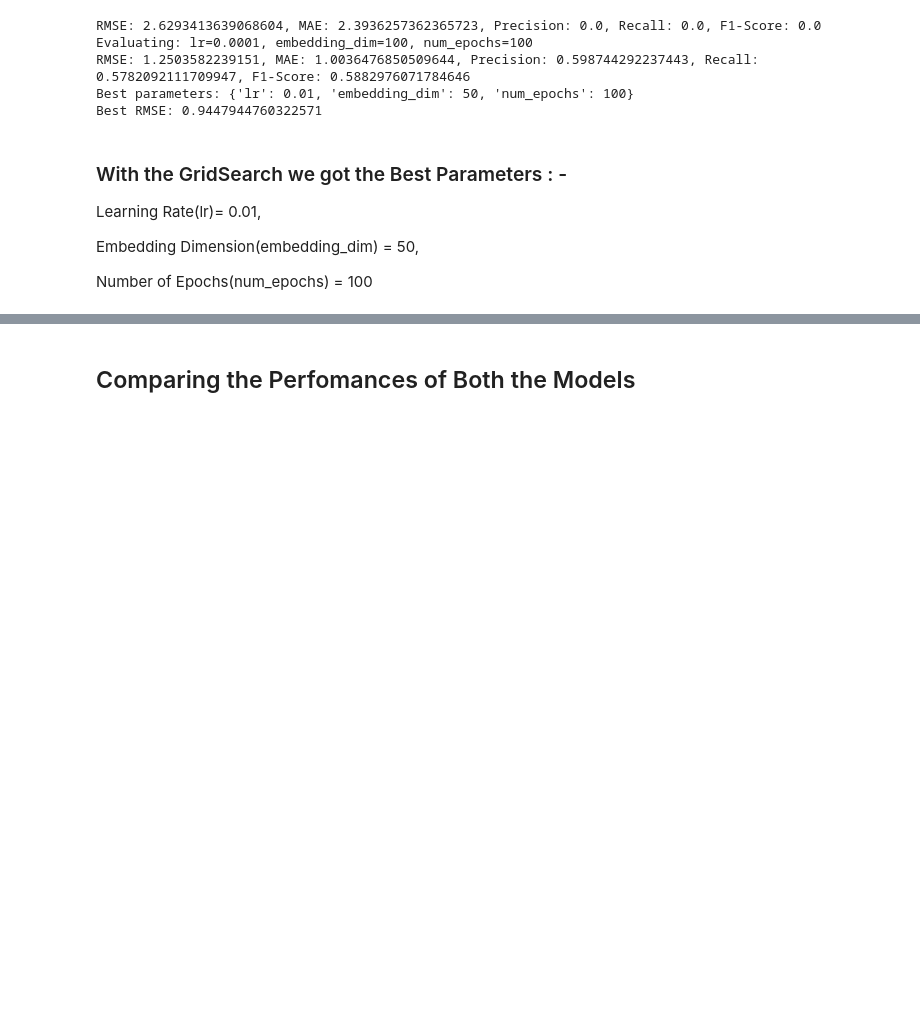
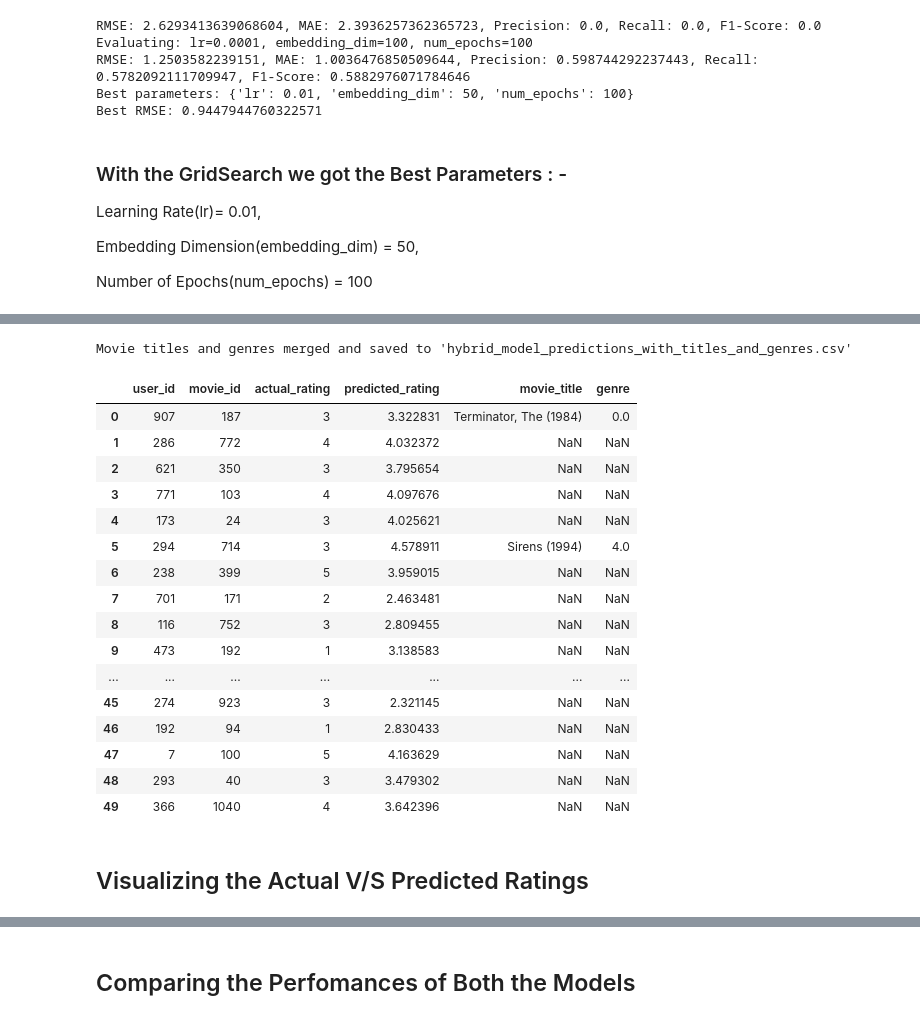
Before and after one commit to Salman-Khan-Mohammed/Final-Project, a Jupyter notebook: Code_file.ipynb, the cells around one changed output, grey strips where cells are left out. Saved outputs shown, nothing was run; the diff lists cells and outputs as text; code cells hidden in the pictures; blank space fills up the shorter version.

Commit message:
completed coding part for both the  Recommender system

```diff
--- a/Code_file.ipynb
+++ b/Code_file.ipynb
@@ -1908,3 +1775,47 @@ predictions.head(20)
+# %%
+import pandas as pd
+
+# Load the datasets
+merged_data_1 = pd.read_csv('/Users/salmanmohamm3d/Desktop/Sem 3/Social M A/Final Project/merged_data_1.csv')
+hybrid_model_predictions = pd.read_csv('/Users/salmanmohamm3d/Desktop/Sem 3/Social M A/Final Project/hybrid_model_predictions.csv')
+
+# Ensure the merged_data_1 has the necessary columns (user_id, movie_id, movie_title, genre)
+# Select only the relevant columns to avoid duplicates
+movie_details = merged_data_1[['user_id', 'movie_id', 'movie_title', 'genre']]
+
+# Merge the movie_title and genre columns into the hybrid_model_predictions DataFrame based on both user_id and movie_id
+hybrid_model_predictions_with_details = hybrid_model_predictions.merge(movie_details, on=['user_id', 'movie_id'], how='left')
+
+# Save the new DataFrame to a CSV file
+hybrid_model_predictions_with_details.to_csv('/Users/salmanmohamm3d/Desktop/Sem 3/Social M A/Final Project/hybrid_model_predictions_with_titles_and_genres.csv', index=False)
+
+print("Movie titles and genres merged and saved to 'hybrid_model_predictions_with_titles_and_genres.csv'")
+# %% [output]
+Movie titles and genres merged and saved to 'hybrid_model_predictions_with_titles_and_genres.csv'
+# %%
+predictions_1 = pd.read_csv('/Users/salmanmohamm3d/Desktop/Sem 3/Social M A/Final Project/hybrid_model_predictions_with_titles_and_genres.csv')
+predictions_1.nunique()
+predictions_1.head(50)
+# %% [output]
+|  | user_id | movie_id | actual_rating | predicted_rating | movie_title | genre |
+| 0 | 907 | 187 | 3 | 3.322831 | Terminator, The (1984) | 0.0 |
+| 1 | 286 | 772 | 4 | 4.032372 | NaN | NaN |
+| 2 | 621 | 350 | 3 | 3.795654 | NaN | NaN |
+| 3 | 771 | 103 | 4 | 4.097676 | NaN | NaN |
+| 4 | 173 | 24 | 3 | 4.025621 | NaN | NaN |
+| 5 | 294 | 714 | 3 | 4.578911 | Sirens (1994) | 4.0 |
+| 6 | 238 | 399 | 5 | 3.959015 | NaN | NaN |
+| 7 | 701 | 171 | 2 | 2.463481 | NaN | NaN |
+| 8 | 116 | 752 | 3 | 2.809455 | NaN | NaN |
+| 9 | 473 | 192 | 1 | 3.138583 | NaN | NaN |
+| ... | ... | ... | ... | ... | ... | ... |
+| 45 | 274 | 923 | 3 | 2.321145 | NaN | NaN |
+| 46 | 192 | 94 | 1 | 2.830433 | NaN | NaN |
+| 47 | 7 | 100 | 5 | 4.163629 | NaN | NaN |
+| 48 | 293 | 40 | 3 | 3.479302 | NaN | NaN |
+| 49 | 366 | 1040 | 4 | 3.642396 | NaN | NaN |
+# %% [markdown]
+## Visualizing the Actual V/S Predicted Ratings
 # %%
 import pandas as pd
 import plotly.graph_objects as go
```
Also changed, not shown: parts of 26 cells of this notebook, 2 other files.
